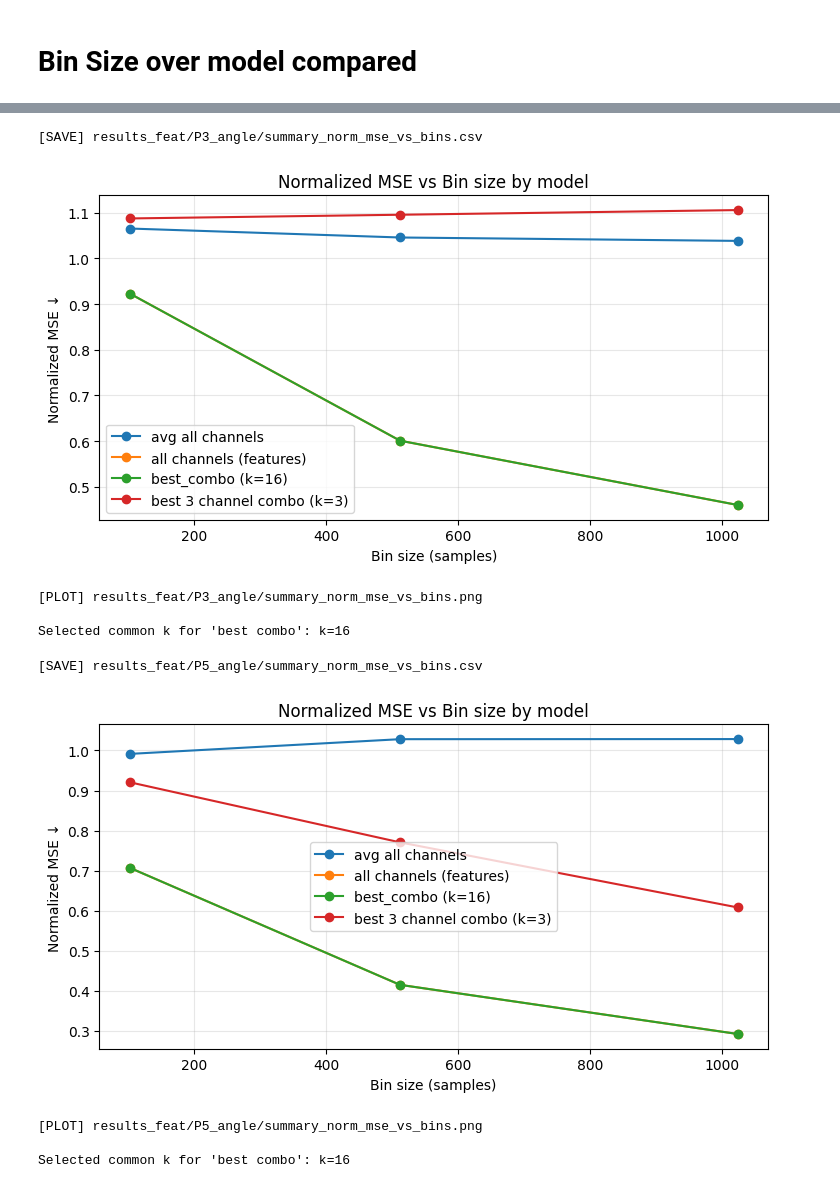
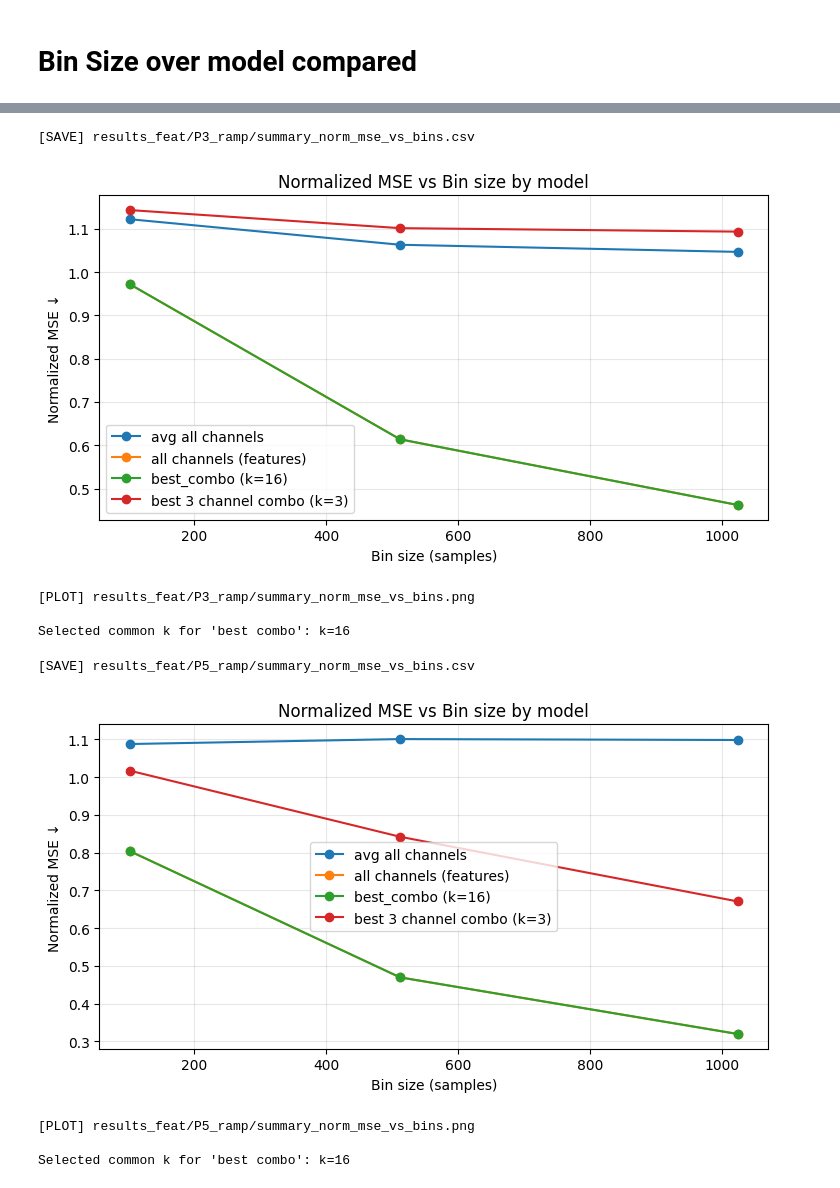
Before and after one commit to Jihagen/IntMS_EEG, a Jupyter notebook: prediction_analysis_xy.ipynb, the cells around one changed output, grey strips where cells are left out. Saved outputs shown, nothing was run; the diff lists cells and outputs as text; code cells hidden in the pictures.

```diff
--- a/prediction_analysis_xy.ipynb
+++ b/prediction_analysis_xy.ipynb
@@ -783,7 +828,7 @@ import pandas as pd
 import matplotlib.pyplot as plt
 
 # ---------------- Config ----------------
-RESULTS_BASE = Path("./results_feat/P3_angle")   # change per patient
+RESULTS_BASE = Path("./results_feat/P3_ramp")   # change per patient
 OUT_PNG      = RESULTS_BASE / "summary_norm_mse_vs_bins.png"
 OUT_CSV      = RESULTS_BASE / "summary_norm_mse_vs_bins.csv"
 METRIC_COL   = "mse_norm_overall"                # use "mae_norm_overall" if you prefer
@@ -940,9 +985,9 @@ else:
     k_txt = best_combo_label.split("k=")[1].rstrip(")") if "k=" in best_combo_label else "NA"
     print(f"\nSelected common k for 'best combo': k={k_txt}")
 # %% [output]
-[SAVE] results_feat/P3_angle/summary_norm_mse_vs_bins.csv
+[SAVE] results_feat/P3_ramp/summary_norm_mse_vs_bins.csv
-[figure, old version]
+[figure, new version]
-[PLOT] results_feat/P3_angle/summary_norm_mse_vs_bins.png
+[PLOT] results_feat/P3_ramp/summary_norm_mse_vs_bins.png
 
 Selected common k for 'best combo': k=16
 # %%
@@ -954,7 +999,7 @@ import pandas as pd
 import matplotlib.pyplot as plt
 
 # ---------------- Config ----------------
-RESULTS_BASE = Path("./results_feat/P5_angle")   # change per patient
+RESULTS_BASE = Path("./results_feat/P5_ramp")   # change per patient
 OUT_PNG      = RESULTS_BASE / "summary_norm_mse_vs_bins.png"
 OUT_CSV      = RESULTS_BASE / "summary_norm_mse_vs_bins.csv"
 METRIC_COL   = "mse_norm_overall"                # use "mae_norm_overall" if you prefer
@@ -1084,35 +1129,35 @@ _ = _plot_line("avg_all_channels", "avg all channels")
 _ = _plot_line("all_channels_features", "all channels (features)")
 
 # 3) best combo (either fixed k across bins or per-bin)
 _ = _plot_line(best_combo_label, best_combo_label)
 
 # 4) k=3 combo
 _ = _plot_line("k3_combo", "best 3 channel combo (k=3)")
 
 plt.xlabel("Bin size (samples)")
 ylabel = "Normalized MSE" if METRIC_COL.startswith("mse") else "Normalized MAE"
 plt.ylabel(ylabel + " ↓")
 plt.title(f"{ylabel} vs Bin size by model")
 plt.grid(True, alpha=0.3)
 plt.legend()
 plt.tight_layout()
 plt.savefig(OUT_PNG, dpi=150)
 plt.show()
 print(f"[PLOT] {OUT_PNG}")
 
 # Optional: annotate per-bin k when using per-bin best combo
 if best_combo_label == "best_combo (per-bin k)":
     sub = df_plot[df_plot["model"] == best_combo_label]
     ks = {int(r.bin_size): int(r.k) for r in sub.itertuples() if pd.notna(r.k)}
     print("\nChosen k per bin for 'best_combo (per-bin k)':")
     for bs in bin_sizes_sorted:
         print(f"  bin {bs}: k={ks.get(bs, 'NA')}")
 else:
     k_txt = best_combo_label.split("k=")[1].rstrip(")") if "k=" in best_combo_label else "NA"
     print(f"\nSelected common k for 'best combo': k={k_txt}")
 # %% [output]
-[SAVE] results_feat/P5_angle/summary_norm_mse_vs_bins.csv
+[SAVE] results_feat/P5_ramp/summary_norm_mse_vs_bins.csv
-[figure, old version]
+[figure, new version]
-[PLOT] results_feat/P5_angle/summary_norm_mse_vs_bins.png
+[PLOT] results_feat/P5_ramp/summary_norm_mse_vs_bins.png
 
 Selected common k for 'best combo': k=16
```
Also changed, not shown: parts of 1 cell of this notebook, 1 other file.
